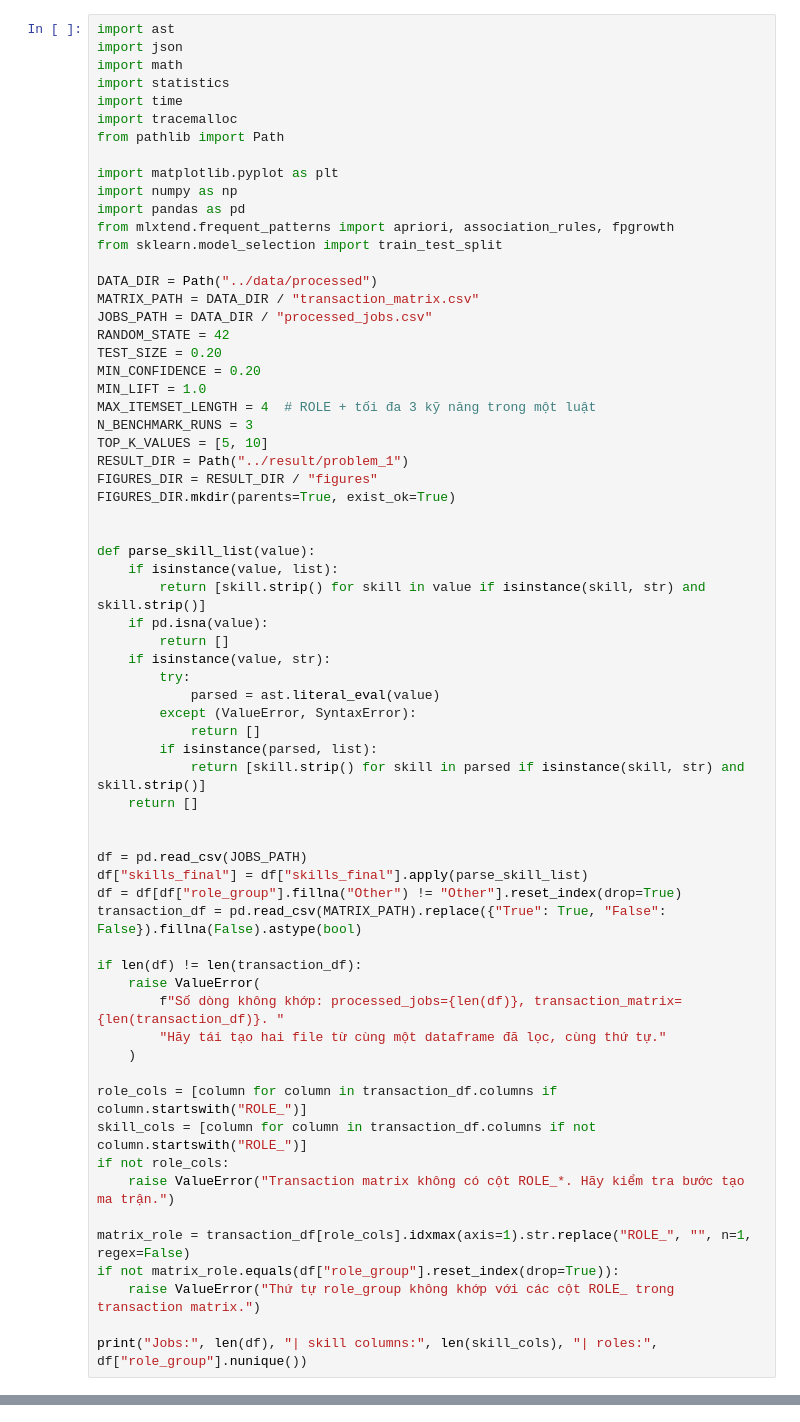
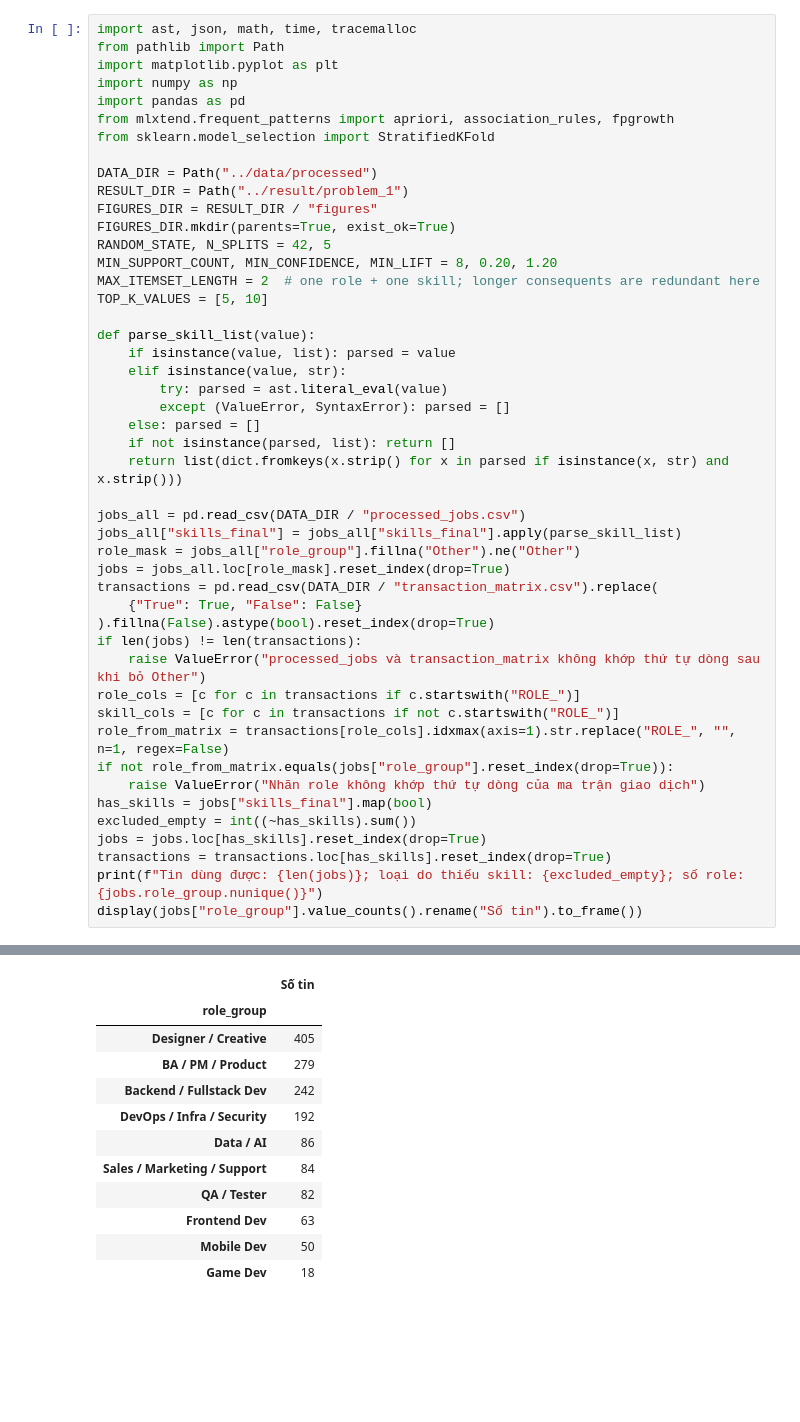
Before and after one commit to buihuuthien/skill-recommendation-using-association-rules, a Jupyter notebook: notebooks/Problem_1.ipynb, the cells around one changed output, grey strips where cells are left out. Saved outputs shown, nothing was run; the diff lists cells and outputs as text; blank space fills up the shorter version.

```diff
--- a/notebooks/Problem_1.ipynb
+++ b/notebooks/Problem_1.ipynb
@@ -9,67 +9,48 @@ Ma trận giao dịch và dữ liệu nhãn phải có cùng số dòng, cùng t
 # %%
-import ast
-import json
-import math
-import statistics
-import time
-import tracemalloc
+import ast, json, math, time, tracemalloc
 from pathlib import Path
-
 import matplotlib.pyplot as plt
 import numpy as np
 import pandas as pd
 from mlxtend.frequent_patterns import apriori, association_rules, fpgrowth
-from sklearn.model_selection import train_test_split
+from sklearn.model_selection import StratifiedKFold
 
 DATA_DIR = Path("../data/processed")
-MATRIX_PATH = DATA_DIR / "transaction_matrix.csv"
-JOBS_PATH = DATA_DIR / "processed_jobs.csv"
-RANDOM_STATE = 42
-TEST_SIZE = 0.20
-MIN_CONFIDENCE = 0.20
-MIN_LIFT = 1.0
-MAX_ITEMSET_LENGTH = 4  # ROLE + tối đa 3 kỹ năng trong một luật
-N_BENCHMARK_RUNS = 3
-TOP_K_VALUES = [5, 10]
 RESULT_DIR = Path("../result/problem_1")
 FIGURES_DIR = RESULT_DIR / "figures"
 FIGURES_DIR.mkdir(parents=True, exist_ok=True)
-
+RANDOM_STATE, N_SPLITS = 42, 5
+MIN_SUPPORT_COUNT, MIN_CONFIDENCE, MIN_LIFT = 8, 0.20, 1.20
+MAX_ITEMSET_LENGTH = 2  # one role + one skill; longer consequents are redundant here
+TOP_K_VALUES = [5, 10]
 
 def parse_skill_list(value):
-    if isinstance(value, list):
-        return [skill.strip() for skill in value if isinstance(skill, str) and skill.strip()]
-    if pd.isna(value):
-        return []
-    if isinstance(value, str):
-        try:
-            parsed = ast.literal_eval(value)
-        except (ValueError, SyntaxError):
-            return []
-        if isinstance(parsed, list):
-            return [skill.strip() for skill in parsed if isinstance(skill, str) and skill.strip()]
-    return []
+    if isinstance(value, list): parsed = value
+    elif isinstance(value, str):
+        try: parsed = ast.literal_eval(value)
+        except (ValueError, SyntaxError): parsed = []
+    else: parsed = []
+    if not isinstance(parsed, list): return []
+    return list(dict.fromkeys(x.strip() for x in parsed if isinstance(x, str) and x.strip()))
 
-
-df = pd.read_csv(JOBS_PATH)
-df["skills_final"] = df["skills_final"].apply(parse_skill_list)
-df = df[df["role_group"].fillna("Other") != "Other"].reset_index(drop=True)
-transaction_df = pd.read_csv(MATRIX_PATH).replace({"True": True, "False": False}).fillna(False).astype(bool)
-
-if len(df) != len(transaction_df):
-    raise ValueError(
-        f"Số dòng không khớp: processed_jobs={len(df)}, transaction_matrix={len(transaction_df)}. "
-        "Hãy tái tạo hai file từ cùng một dataframe đã lọc, cùng thứ tự."
-    )
-
-role_cols = [column for column in transaction_df.columns if column.startswith("ROLE_")]
-skill_cols = [column for column in transaction_df.columns if not column.startswith("ROLE_")]
-if not role_cols:
-    raise ValueError("Transaction matrix không có cột ROLE_*. Hãy kiểm tra bước tạo ma trận.")
-
-matrix_role = transaction_df[role_cols].idxmax(axis=1).str.replace("ROLE_", "", n=1, regex=False)
-if not matrix_role.equals(df["role_group"].reset_index(drop=True)):
-    raise ValueError("Thứ tự role_group không khớp với các cột ROLE_ trong transaction matrix.")
-
-print("Jobs:", len(df), "| skill columns:", len(skill_cols), "| roles:", df["role_group"].nunique())
+jobs_all = pd.read_csv(DATA_DIR / "processed_jobs.csv")
+jobs_all["skills_final"] = jobs_all["skills_final"].apply(parse_skill_list)
+role_mask = jobs_all["role_group"].fillna("Other").ne("Other")
+jobs = jobs_all.loc[role_mask].reset_index(drop=True)
+transactions = pd.read_csv(DATA_DIR / "transaction_matrix.csv").replace(
+    {"True": True, "False": False}
+).fillna(False).astype(bool).reset_index(drop=True)
+if len(jobs) != len(transactions):
+    raise ValueError("processed_jobs và transaction_matrix không khớp thứ tự dòng sau khi bỏ Other")
+role_cols = [c for c in transactions if c.startswith("ROLE_")]
+skill_cols = [c for c in transactions if not c.startswith("ROLE_")]
+role_from_matrix = transactions[role_cols].idxmax(axis=1).str.replace("ROLE_", "", n=1, regex=False)
+if not role_from_matrix.equals(jobs["role_group"].reset_index(drop=True)):
+    raise ValueError("Nhãn role không khớp thứ tự dòng của ma trận giao dịch")
+has_skills = jobs["skills_final"].map(bool)
+excluded_empty = int((~has_skills).sum())
+jobs = jobs.loc[has_skills].reset_index(drop=True)
+transactions = transactions.loc[has_skills].reset_index(drop=True)
+print(f"Tin dùng được: {len(jobs)}; loại do thiếu skill: {excluded_empty}; số role: {jobs.role_group.nunique()}")
+display(jobs["role_group"].value_counts().rename("Số tin").to_frame())
 # %% [output]
@@ -76,0 +58,12 @@ Jobs: 1830 | skill columns: 200 | roles: 10
+|  | Số tin |
+| role_group |  |
+| Designer / Creative | 405 |
+| BA / PM / Product | 279 |
+| Backend / Fullstack Dev | 242 |
+| DevOps / Infra / Security | 192 |
+| Data / AI | 86 |
+| Sales / Marketing / Support | 84 |
+| QA / Tester | 82 |
+| Frontend Dev | 63 |
+| Mobile Dev | 50 |
+| Game Dev | 18 |
```
Also changed, not shown: parts of 30 cells of this notebook, 9 other files.
